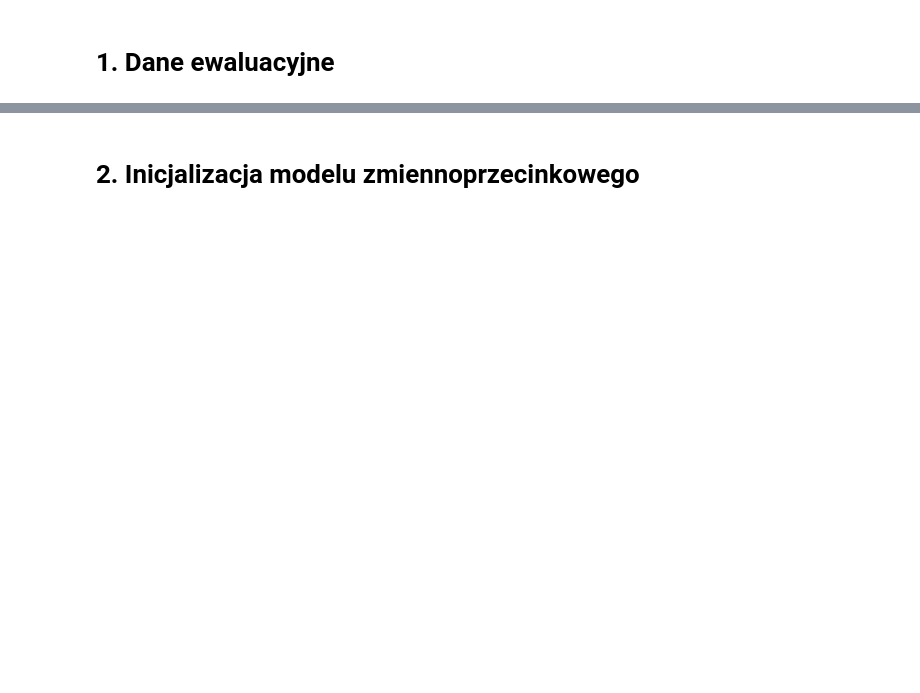
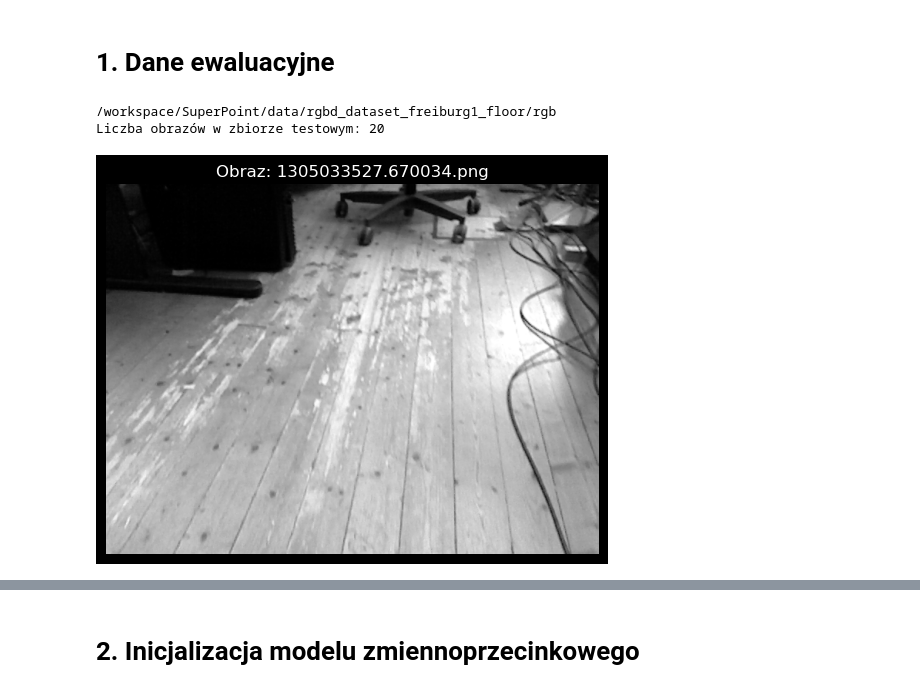
Before and after one commit to Mateusz-Smolarczyk-AGH/SuperPoint, a Jupyter notebook: kria_evaluation/quantize_sp_magicleap.ipynb, the cells around one changed output, grey strips where cells are left out. Cells and saved outputs as stored; diff of their text form; code cells hidden in the pictures; blank space fills up the shorter version.

```diff
--- a/kria_evaluation/quantize_sp_magicleap.ipynb
+++ b/kria_evaluation/quantize_sp_magicleap.ipynb
@@ -16,7 +16,43 @@ import matplotlib.pyplot as plt
 import torch.nn.functional as F
 import os
 
-image_size = (320, 240)
+image_size = (640, 480)
 # %% [markdown]
 # 1. Dane ewaluacyjne
+# %%
+class SuperPointDataset(Dataset):
+    def __init__(self, image_folder, transform=None):
+        print(Path(image_folder))
+        self.image_paths = sorted([str(f) for f in Path(image_folder).iterdir() if f.suffix == ".png"])[:20]
+        self.transform = transform
+
+    def __len__(self):
+        return len(self.image_paths)
+
+    def __getitem__(self, idx):
+        image = cv2.imread(self.image_paths[idx], cv2.IMREAD_GRAYSCALE)
+        image = cv2.resize(image, image_size)
+        if self.transform:
+            image = self.transform(image)
+        return image, self.image_paths[idx].split("/")[-1]
+
+transform = transforms.Compose([transforms.ToTensor()])
+
+test_dataset = SuperPointDataset("/workspace/SuperPoint/data/rgbd_dataset_freiburg1_floor/rgb", transform=transform)
+test_loader = DataLoader(test_dataset, batch_size=1, shuffle=False)
+print(f"Liczba obrazów w zbiorze testowym: {len(test_dataset)}")
+# Wyświetlanie jednego obrazu z test_loader
+image, path = test_dataset[0]  # Wybieramy pierwszy obraz
+image = image.squeeze(0)  # Usuwamy wymiar kanału (1, H, W)
+image = image.numpy()  # Konwertujemy tensor na numpy array
+
+# Wyświetlanie obrazu
+plt.imshow(image, cmap='gray')
+plt.title(f"Obraz: {path}")
+plt.axis('off')  # Ukrycie osi
+plt.show()
+# %% [output]
+/workspace/SuperPoint/data/rgbd_dataset_freiburg1_floor/rgb
+Liczba obrazów w zbiorze testowym: 20
+[figure, added]
 # %%
```
Also changed, not shown: parts of 22 cells of this notebook, 1 other file.
